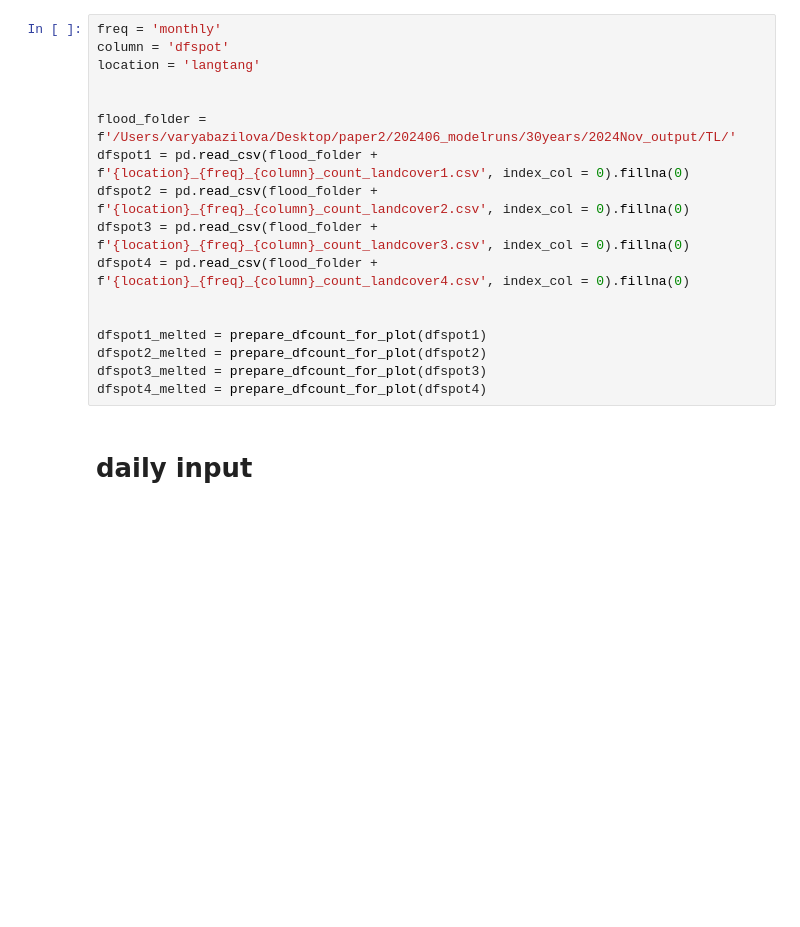
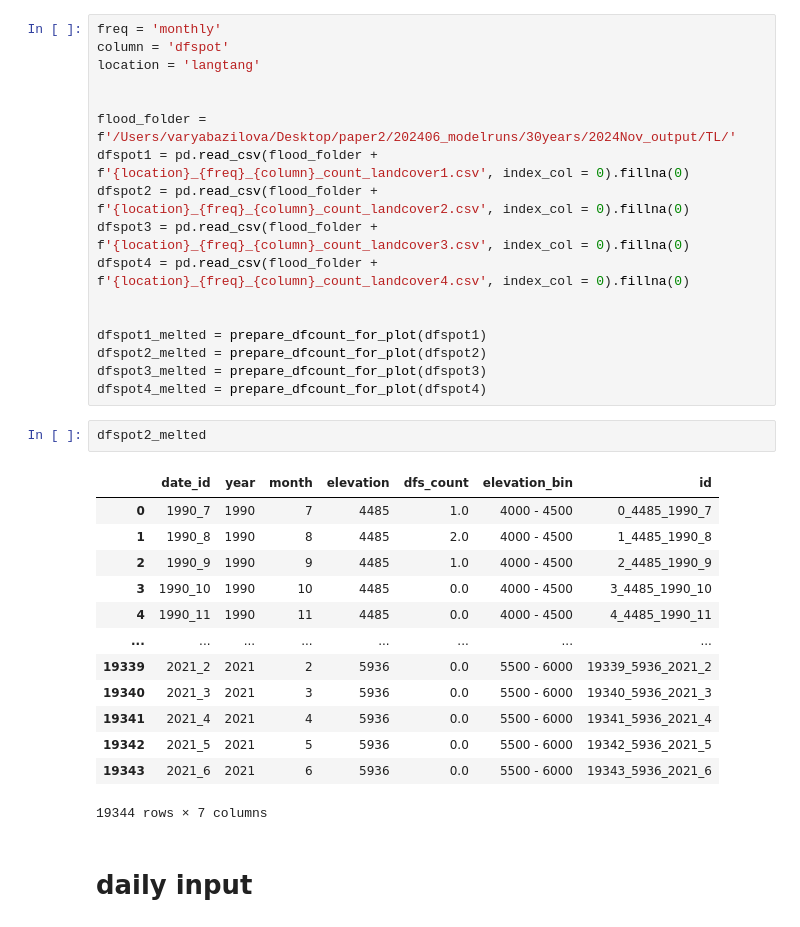
Before and after one commit to varyabazilova/sedcas_sediments_hma, a Jupyter notebook: 202406_modelruns/floods_per_month_plots_test.ipynb, the cells around one changed output. Saved outputs shown, nothing was run; the diff lists cells and outputs as text; blank space fills up the shorter version.

```diff
--- a/202406_modelruns/floods_per_month_plots_test.ipynb
+++ b/202406_modelruns/floods_per_month_plots_test.ipynb
@@ -108,6 +108,22 @@ dfspot1_melted = prepare_dfcount_for_plot(dfspot1)
 dfspot2_melted = prepare_dfcount_for_plot(dfspot2)
 dfspot3_melted = prepare_dfcount_for_plot(dfspot3)
 dfspot4_melted = prepare_dfcount_for_plot(dfspot4)
+# %%
+dfspot2_melted
+# %% [output]
+|  | date_id | year | month | elevation | dfs_count | elevation_bin | id |
+| 0 | 1990_7 | 1990 | 7 | 4485 | 1.0 | 4000 - 4500 | 0_4485_1990_7 |
+| 1 | 1990_8 | 1990 | 8 | 4485 | 2.0 | 4000 - 4500 | 1_4485_1990_8 |
+| 2 | 1990_9 | 1990 | 9 | 4485 | 1.0 | 4000 - 4500 | 2_4485_1990_9 |
+| 3 | 1990_10 | 1990 | 10 | 4485 | 0.0 | 4000 - 4500 | 3_4485_1990_10 |
+| 4 | 1990_11 | 1990 | 11 | 4485 | 0.0 | 4000 - 4500 | 4_4485_1990_11 |
+| ... | ... | ... | ... | ... | ... | ... | ... |
+| 19339 | 2021_2 | 2021 | 2 | 5936 | 0.0 | 5500 - 6000 | 19339_5936_2021_2 |
+| 19340 | 2021_3 | 2021 | 3 | 5936 | 0.0 | 5500 - 6000 | 19340_5936_2021_3 |
+| 19341 | 2021_4 | 2021 | 4 | 5936 | 0.0 | 5500 - 6000 | 19341_5936_2021_4 |
+| 19342 | 2021_5 | 2021 | 5 | 5936 | 0.0 | 5500 - 6000 | 19342_5936_2021_5 |
+| 19343 | 2021_6 | 2021 | 6 | 5936 | 0.0 | 5500 - 6000 | 19343_5936_2021_6 |
+19344 rows × 7 columns
 # %% [markdown]
 # daily input
 # %%
```
Also changed, not shown: 5 other files.
